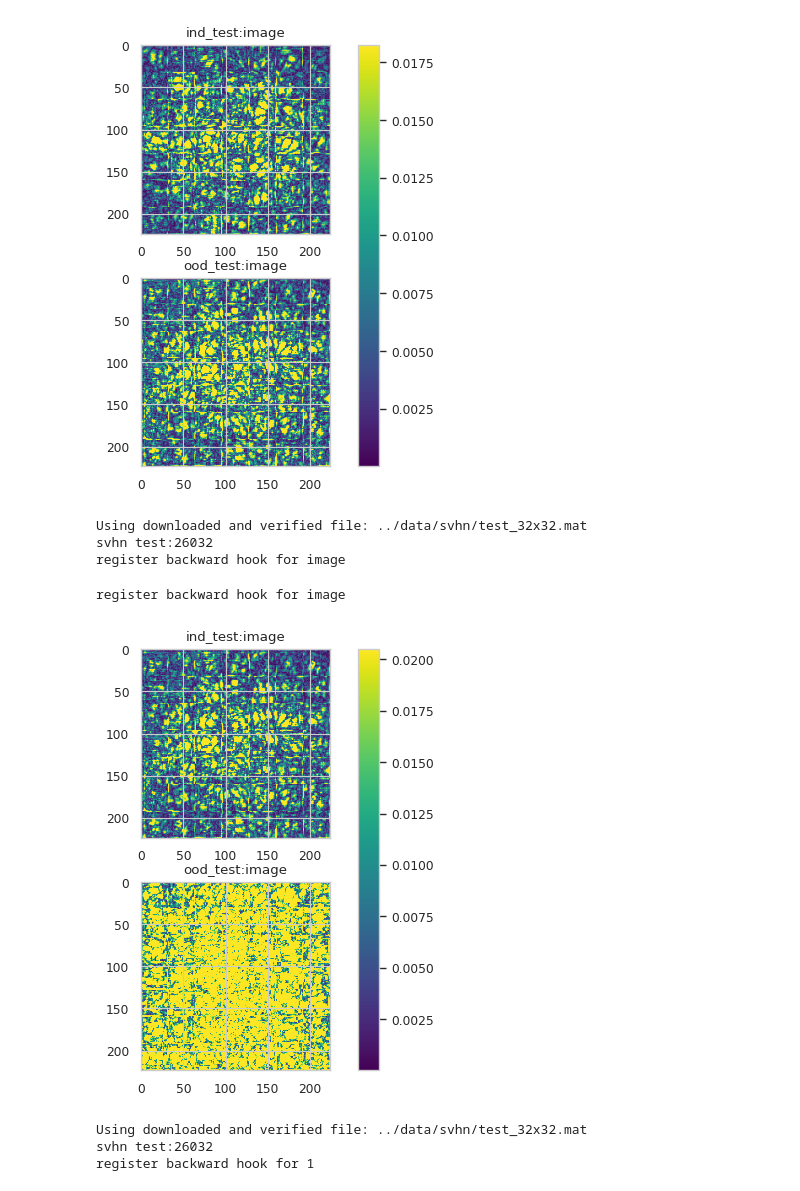
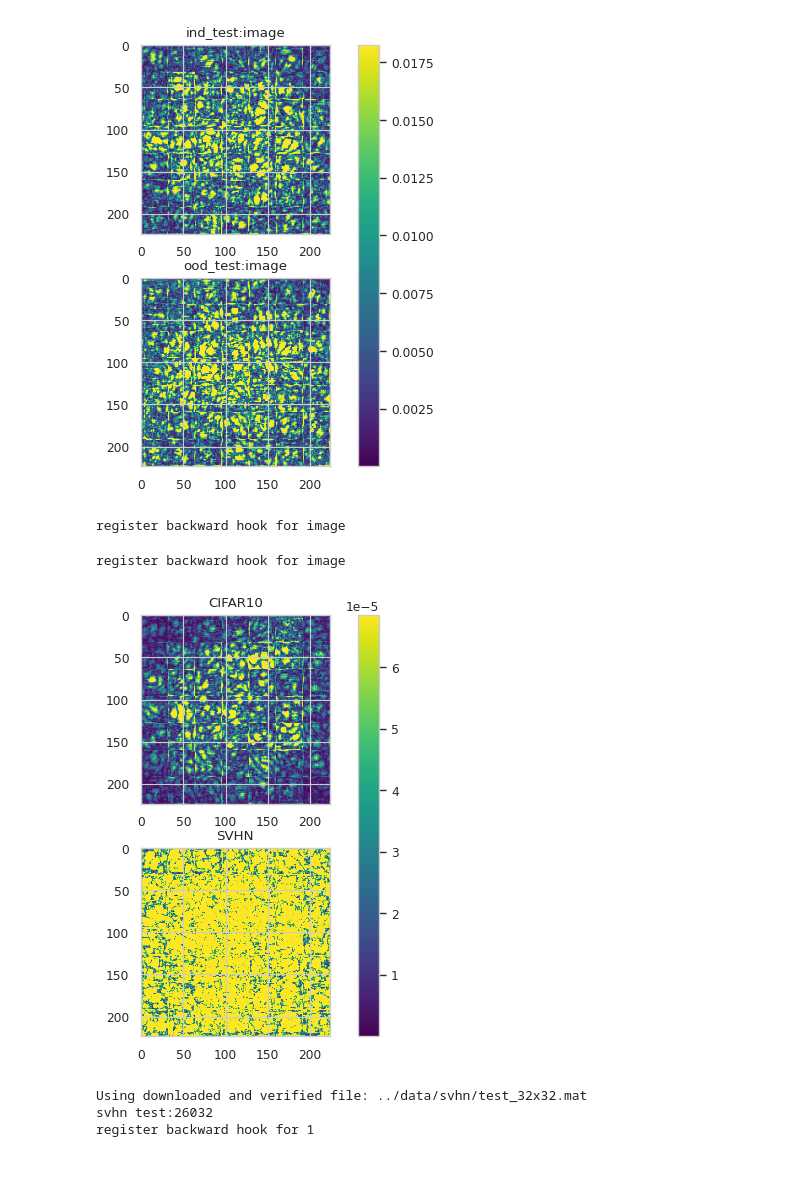
Before and after one commit to buyizhiyou/YYM, a Jupyter notebook: dum/notebooks/statistics_analyse_grad_activation_vit.ipynb, the cells around one changed output. Saved outputs shown, nothing was run; the diff lists cells and outputs as text; code cells hidden in the pictures.

```diff
--- a/dum/notebooks/statistics_analyse_grad_activation_vit.ipynb
+++ b/dum/notebooks/statistics_analyse_grad_activation_vit.ipynb
@@ -38,8 +38,8 @@ from metrics.ood_metrics import get_roc_auc, get_roc_auc_logits
 # %%
 device = torch.device("cuda:1")
 # Dataset params
-dataset_num_classes = {"cifar10": 10, "cifar100": 100, "svhn": 10, "lsun": 10, "tiny_iamgenet": 200}
-dataset_loader = {"cifar10": cifar10, "cifar100": cifar100, "svhn": svhn, "mnist": mnist, "lsun": lsun, "tiny_imagenet": tiny_imagenet}
+dataset_num_classes = {"cifar10": 10, "cifar100": 100, "SVHN": 10, "LSUN": 10, "tiny_iamgenet": 200}
+dataset_loader = {"cifar10": cifar10, "cifar100": cifar100, "SVHN": svhn, "mnist": mnist, "LSUN": lsun, "tiny_imagenet": tiny_imagenet}
 
 # Mapping model name to model function
 models = {
@@ -54,7 +54,7 @@ model_to_num_dim = {"resnet18": 512, "resnet50": 2048, "resnet101": 2048, "resne
 
 batch_size = 256
 dataset = "cifar10"
-ood_dataset = "svhn"
+ood_dataset = "SVHN"
 dataset_root = "../data"
 # model = "vgg16"
 # saved_model_name = "../saved_models/run17/vgg16_sn_3.0_mod_seed_1/2024_05_27_17_51_26/vgg16_sn_3.0_mod_seed_1_best.model"
@@ -79,7 +76,7 @@ net = models[model](
     temp=1.0,
 ).to(device)
 
-net.load_state_dict(torch.load(str(saved_model_name), map_location=device), strict=True)
-net.eval()
+_ = net.load_state_dict(torch.load(str(saved_model_name), map_location=device), strict=True)
+_ = net.eval()
 # %% [output]
 load ../saved_models/run22/vit_sn_3.0_mod_seed_1/2024_09_21_16_49_54/vit_sn_3.0_mod_seed_1_best.model
@@ -221,13 +201,13 @@ def calculate_gradients_activation(
         out = net(data)
 
         # #1. 第一种形式loss,log_density
-        embedding = net.feature
-        log_probs = gaussians_model.log_prob(embedding[:, None, :])
-        max_log_probs = log_probs.max(1, keepdim=True)[0]  # get the index of the max log-probability
-        loss = max_log_probs.sum()
+        # embedding = net.feature
+        # log_probs = gaussians_model.log_prob(embedding[:, None, :])
+        # max_log_probs = log_probs.max(1, keepdim=True)[0]  # get the index of the max log-probability
+        # loss = max_log_probs.sum()
 
         # # #2. 第二种形式loss,crossEntropy
-        # loss = loss_func(out, pred)
+        loss = loss_func(out, label)
 
         net.zero_grad()
         loss.backward()
@@ -278,8 +258,8 @@ plt.savefig(f'pngs/{model}/train_test_grad_wrt_input_activation.png', bbox_inche
 # %%
 layer = "image"
 wrt = "input"
-test_loader = dataset_loader[dataset].get_test_loader(root=dataset_root, batch_size=1)
-ood_test_loader = dataset_loader[ood_dataset].get_test_loader(root=dataset_root, batch_size=1)
+test_loader = dataset_loader[dataset].get_test_loader(root=dataset_root, batch_size=1,size=224)
+ood_test_loader = dataset_loader[ood_dataset].get_test_loader(root=dataset_root, batch_size=1,size=224)
 grads = calculate_gradients_activation(
     net,
     gaussians_model,
@@ -297,17 +277,15 @@ ood_grads = calculate_gradients_activation(
     norm=1,
 )
 # %% [output]
-Using downloaded and verified file: ../data/svhn/test_32x32.mat
-svhn test:26032
 register backward hook for image
 register backward hook for image
 # %%
 activation = torch.mean(grads,dim=(0,1,2))
 ood_activation = torch.mean(ood_grads,dim=(0,1,2))
-plot_activation(np.abs(activation.numpy()), np.abs(ood_activation.numpy()), f"ind_test:{layer}", f"ood_test:{layer}")
-plt.savefig(f'pngs/{model}/{layer}_grad_wrt_input_activation.png', bbox_inches='tight')
+plot_activation(np.abs(activation.numpy()), np.abs(ood_activation.numpy()), f"CIFAR10", f"{ood_dataset}")
+plt.savefig(f'pngs/{model}/OOD_{ood_dataset}_{layer}_grad_wrt_input_activation.png', bbox_inches='tight')
 # %% [output]
-[figure, old version]
+[figure, new version]
 # %%
 layer = 1
 wrt="input"
```
Also changed, not shown: parts of 3 cells of this notebook, 10 other files.
